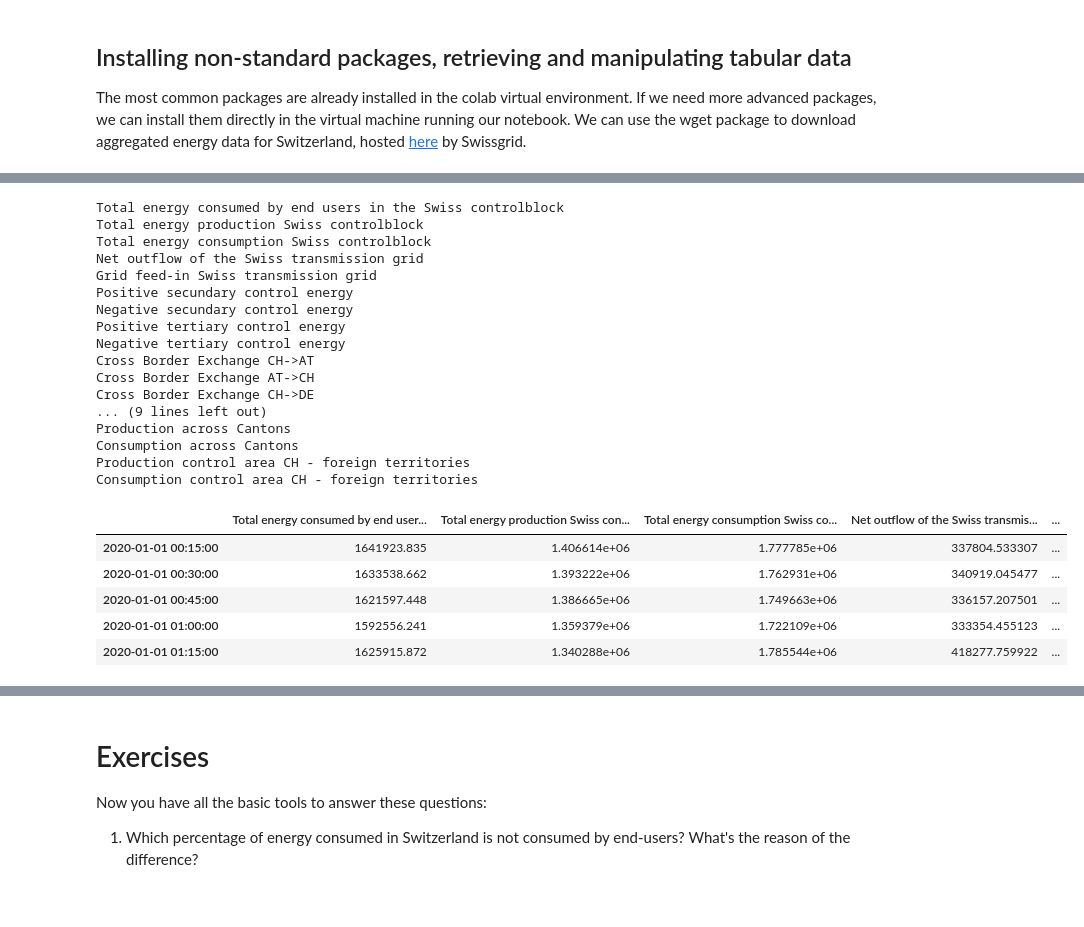
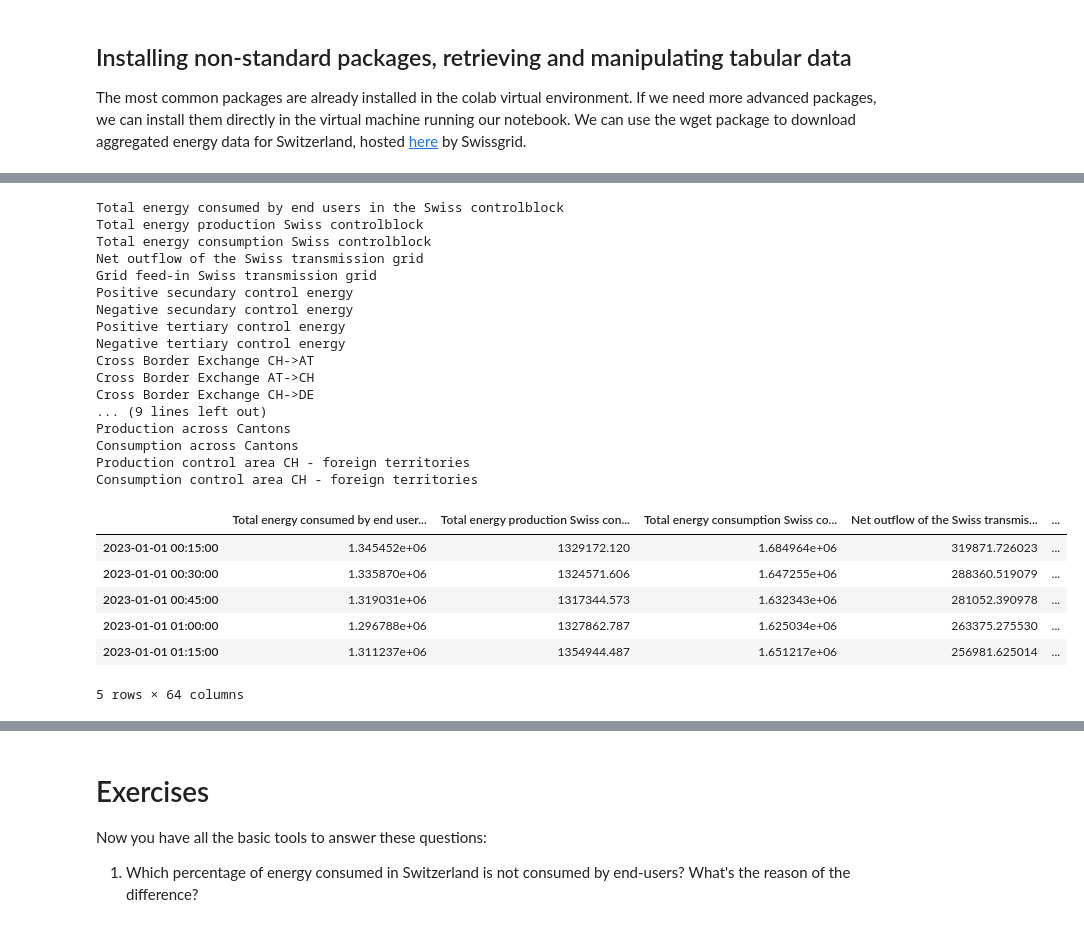
Before and after one commit to supsi-dacd-isaac/teaching, a Jupyter notebook: 2021SmartGrids/L01_Introduction_to_colab.ipynb, the cells around one changed output, grey strips where cells are left out. Saved outputs shown, nothing was run; the diff lists cells and outputs as text; code cells hidden in the pictures.

```diff
--- a/2021SmartGrids/L01_Introduction_to_colab.ipynb
+++ b/2021SmartGrids/L01_Introduction_to_colab.ipynb
@@ -162,5 +162,5 @@ The most common packages are already installed in the colab virtual environment.
 !pip install wget   # invokes the standard python package manager and installs wget
 import wget
 
-raw_data = wget.download("https://www.swissgrid.ch/dam/dataimport/energy-statistic/EnergieUebersichtCH-2020.xlsx")
+raw_data = wget.download("https://www.swissgrid.ch/dam/dataimport/energy-statistic/EnergieUebersichtCH-2023.xlsx")
 # %% [markdown]
@@ -169,41 +169,44 @@ Alternatibely, we can use the pandas library to directly load data stored in git
 In the following cell we download the data and import a given sheet from the excel file, use its first two rows to create a multi index pandas DataFrame and visualize its first rows.
 # %%
 import pandas as pd
-data = pd.read_excel('https://raw.githubusercontent.com/supsi-dacd-isaac/teaching/main/2021SmartGrids/data/EnergieUebersichtCH-2020.xlsx',sheet_name='Zeitreihen0h15',header=0, index_col=0, skiprows=[1])
+from datetime import datetime
+date_parser = lambda x: datetime.strptime(x, '%d.%m.%Y %H:%M')
+data = pd.read_excel(raw_data,sheet_name='Zeitreihen0h15',header=0, index_col=0, skiprows=[1], parse_dates=[0], date_parser=date_parser)
 
-# print only english description of the columns, omitting production and consumption per canton
+# print only English description of the columns, omitting production and consumption per canton
 [print(n.split('\n')[1]) for n in data.columns.get_level_values(0) if '\n' in n
  and np.all([s not in n  for s in ['Consumption Canton', 'Production Canton']])]
 
 # rename columns
 [data.rename(columns={n: n.split('\n')[1]}, inplace=True) for n in data.columns.get_level_values(0) if '\n' in n]
 
 # print the first rows of the dataset
 data.head()
 # %% [output]
 Total energy consumed by end users in the Swiss controlblock
 Total energy production Swiss controlblock
 Total energy consumption Swiss controlblock
 Net outflow of the Swiss transmission grid
 Grid feed-in Swiss transmission grid
 Positive secundary control energy
 Negative secundary control energy
 Positive tertiary control energy
 Negative tertiary control energy
 Cross Border Exchange CH->AT
 Cross Border Exchange AT->CH
 Cross Border Exchange CH->DE
 ... (9 lines left out)
 Production across Cantons
 Consumption across Cantons
 Production control area CH - foreign territories
 Consumption control area CH - foreign territories
 |  | Total energy consumed by end user... | Total energy production Swiss con... | Total energy consumption Swiss co... | Net outflow of the Swiss transmis... | ... |
-| 2020-01-01 00:15:00 | 1641923.835 | 1.406614e+06 | 1.777785e+06 | 337804.533307 | ... |
-| 2020-01-01 00:30:00 | 1633538.662 | 1.393222e+06 | 1.762931e+06 | 340919.045477 | ... |
-| 2020-01-01 00:45:00 | 1621597.448 | 1.386665e+06 | 1.749663e+06 | 336157.207501 | ... |
-| 2020-01-01 01:00:00 | 1592556.241 | 1.359379e+06 | 1.722109e+06 | 333354.455123 | ... |
-| 2020-01-01 01:15:00 | 1625915.872 | 1.340288e+06 | 1.785544e+06 | 418277.759922 | ... |
+| 2023-01-01 00:15:00 | 1.345452e+06 | 1329172.120 | 1.684964e+06 | 319871.726023 | ... |
+| 2023-01-01 00:30:00 | 1.335870e+06 | 1324571.606 | 1.647255e+06 | 288360.519079 | ... |
+| 2023-01-01 00:45:00 | 1.319031e+06 | 1317344.573 | 1.632343e+06 | 281052.390978 | ... |
+| 2023-01-01 01:00:00 | 1.296788e+06 | 1327862.787 | 1.625034e+06 | 263375.275530 | ... |
+| 2023-01-01 01:15:00 | 1.311237e+06 | 1354944.487 | 1.651217e+06 | 256981.625014 | ... |
+5 rows × 64 columns
 # %% [markdown]
 Pandas has some powerful functions to manipulated tabular data. The following line of code does the following:
 * `data[['Import',	'Export']]` select some columns from the DataFrame
```
Also changed, not shown: parts of 6 cells of this notebook.
